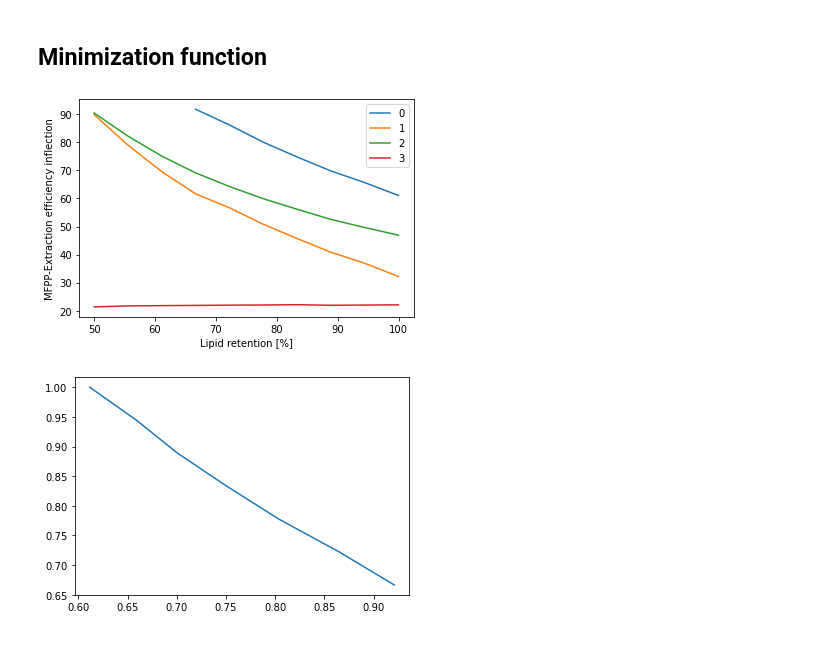
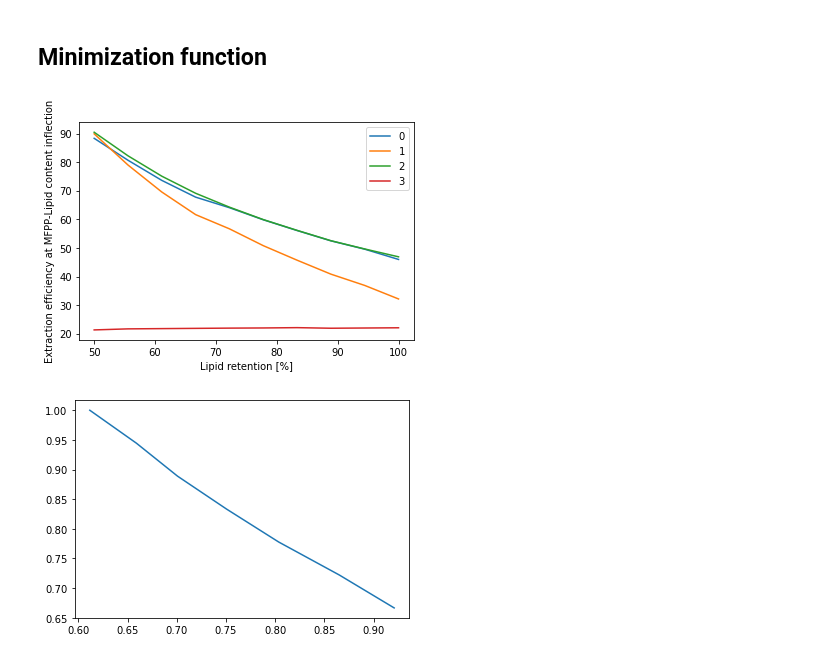
Before and after one commit to BioSTEAMDevelopmentGroup/Bioindustrial-Park, a Jupyter notebook: BioSTEAM 2.x.x/biorefineries/lipidcane2g/lipid_extraction_efficiency_inflection.ipynb, the cells around one changed output. Saved outputs shown, nothing was run; the diff lists cells and outputs as text; code cells hidden in the pictures.

```diff
--- a/BioSTEAM 2.x.x/biorefineries/lipidcane2g/lipid_extraction_efficiency_inflection.ipynb
+++ b/BioSTEAM 2.x.x/biorefineries/lipidcane2g/lipid_extraction_efficiency_inflection.ipynb
@@ -49,16 +49,16 @@ def create_inflection_plot(ax, name='1g', load=False, save=True):
     ax.plot(100 * lipid_retention[mask], 100 * efficiency_inflection[mask], label=str(name))
 # %%
 fig, ax = plt.subplots()
-create_inflection_plot(ax, 0, load=False)
-create_inflection_plot(ax, 1, load=False)
-create_inflection_plot(ax, 2, load=False)
-create_inflection_plot(ax, 3, load=False)
+create_inflection_plot(ax, 0, load=True)
+create_inflection_plot(ax, 1, load=True)
+create_inflection_plot(ax, 2, load=True)
+create_inflection_plot(ax, 3, load=True)
 plt.xlabel('Lipid retention [%]')
-plt.ylabel('MFPP-Extraction efficiency inflection')
+plt.ylabel('Extraction efficiency at MFPP-Lipid content inflection')
 plt.legend()
 plt.show()
 # %% [output]
-[figure, old version]
+[figure, new version]
 # %%
 lc.load(0)
 lipid_retention = np.linspace(0.5, 1.0, 10)
```
Also changed, not shown: 10 other files.
